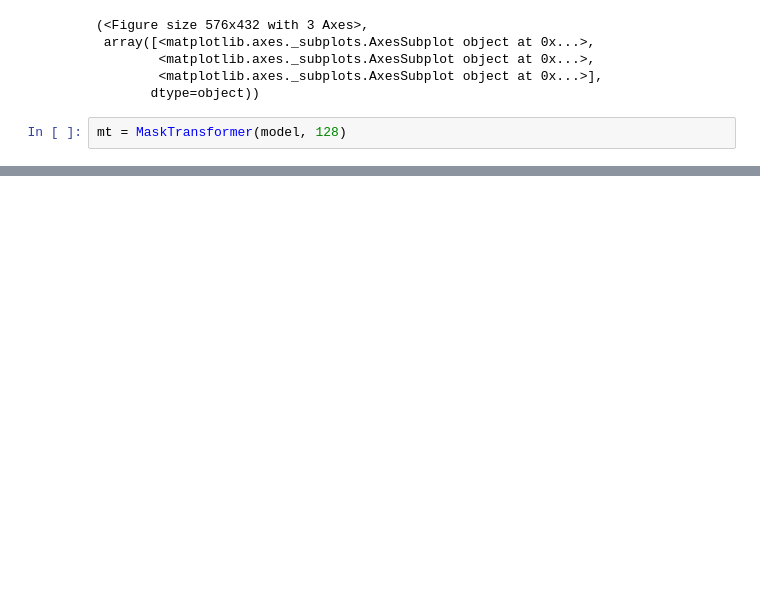
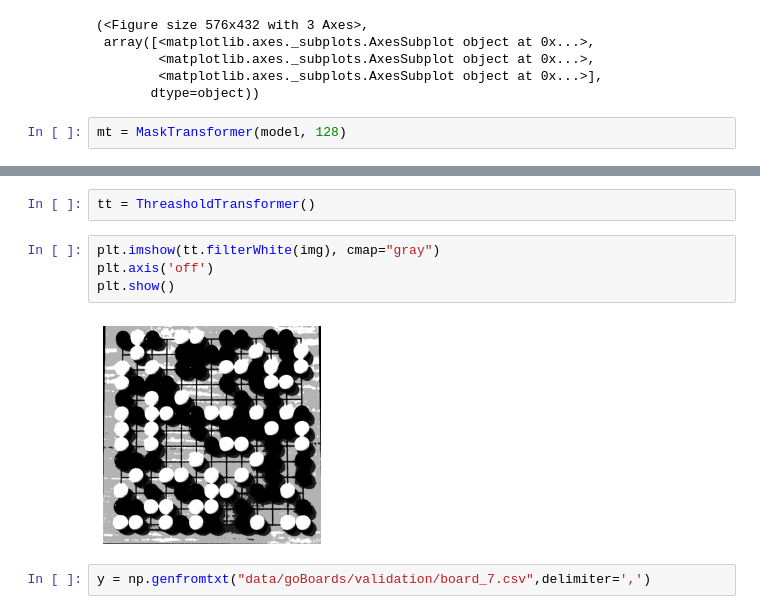
Before and after one commit to LuanAdemi/VisualGo, a Jupyter notebook: MaskTransformer.ipynb, the cells around one changed output, grey strips where cells are left out. Saved outputs shown, nothing was run; the diff lists cells and outputs as text; blank space fills up the shorter version.

```diff
--- a/MaskTransformer.ipynb
+++ b/MaskTransformer.ipynb
@@ -89,0 +96,10 @@ with torch.no_grad():
+# %%
+tt = ThreasholdTransformer()
+# %%
+plt.imshow(tt.filterWhite(img), cmap="gray")
+plt.axis('off')
+plt.show()
+# %% [output]
+[figure, added]
+# %%
+y = np.genfromtxt("data/goBoards/validation/board_7.csv",delimiter=',')
```
Also changed, not shown: parts of 6 cells of this notebook, 4 other files.
